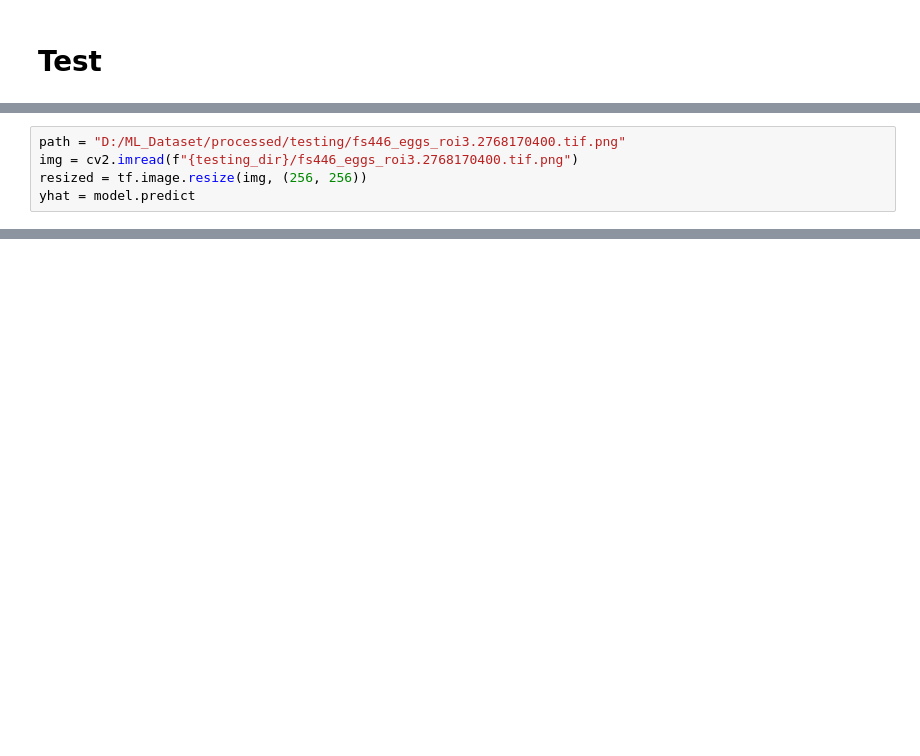
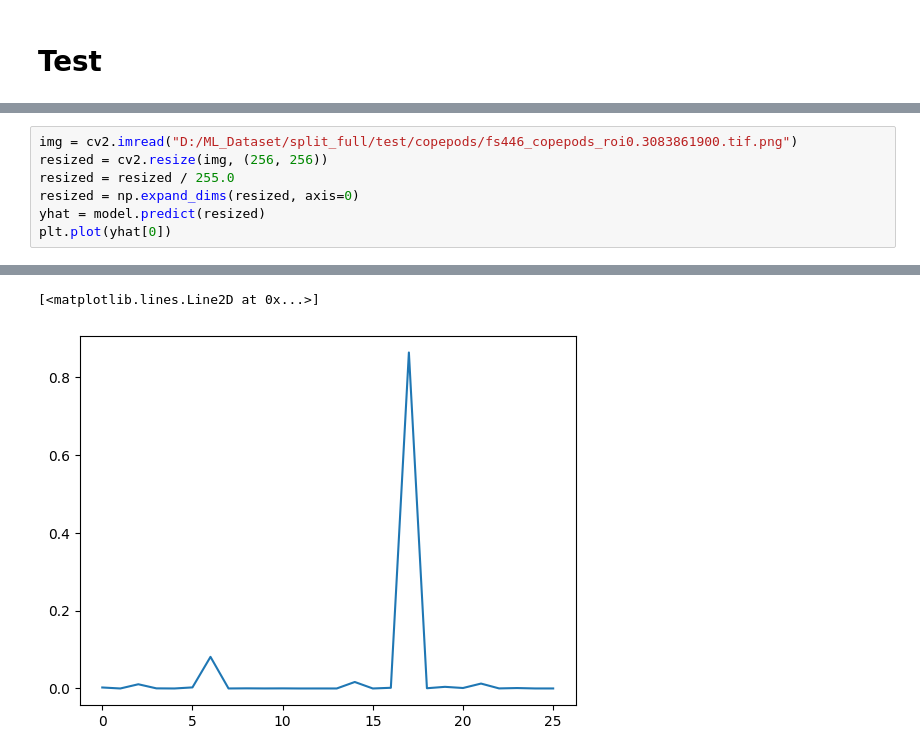
Before and after one commit to Bajtinus/ML-Project, a Jupyter notebook: Project/CNN Youtube.ipynb, the cells around one changed output, grey strips where cells are left out. Saved outputs shown, nothing was run; the diff lists cells and outputs as text; blank space fills up the shorter version.

```diff
--- a/Project/CNN Youtube.ipynb
+++ b/Project/CNN Youtube.ipynb
@@ -162,5 +227,8 @@ import cv2
 # %%
-path = "D:/ML_Dataset/processed/testing/fs446_eggs_roi3.2768170400.tif.png"
-img = cv2.imread(f"{testing_dir}/fs446_eggs_roi3.2768170400.tif.png")
-resized = tf.image.resize(img, (256, 256))
-yhat = model.predict
+img = cv2.imread("D:/ML_Dataset/split_full/test/copepods/fs446_copepods_roi0.3083861900.tif.png")
+resized = cv2.resize(img, (256, 256))
+resized = resized / 255.0
+resized = np.expand_dims(resized, axis=0)
+yhat = model.predict(resized)
+plt.plot(yhat[0])
+# %% [output]
@@ -166,0 +236,2 @@ yhat = model.predict
+[<matplotlib.lines.Line2D at 0x...>]
+[figure, added]
```
Also changed, not shown: parts of 18 cells of this notebook, 7 other files.
